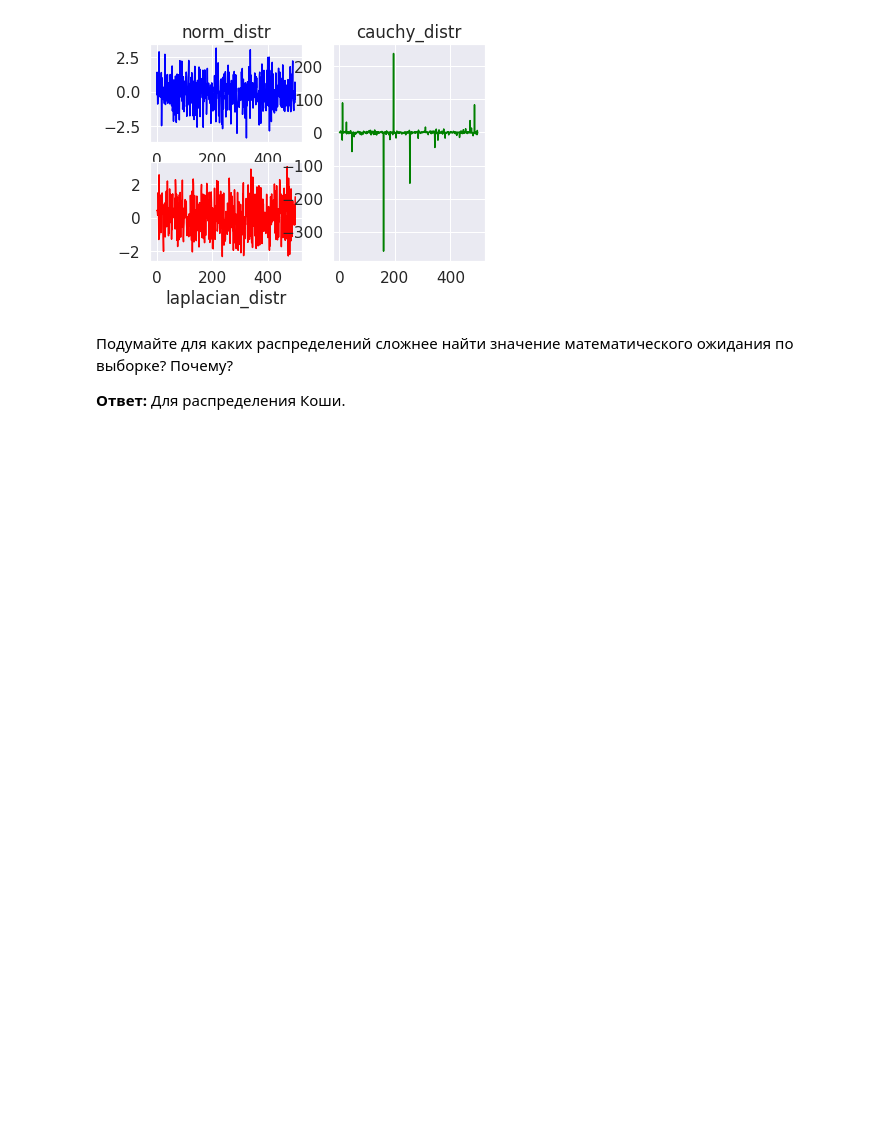
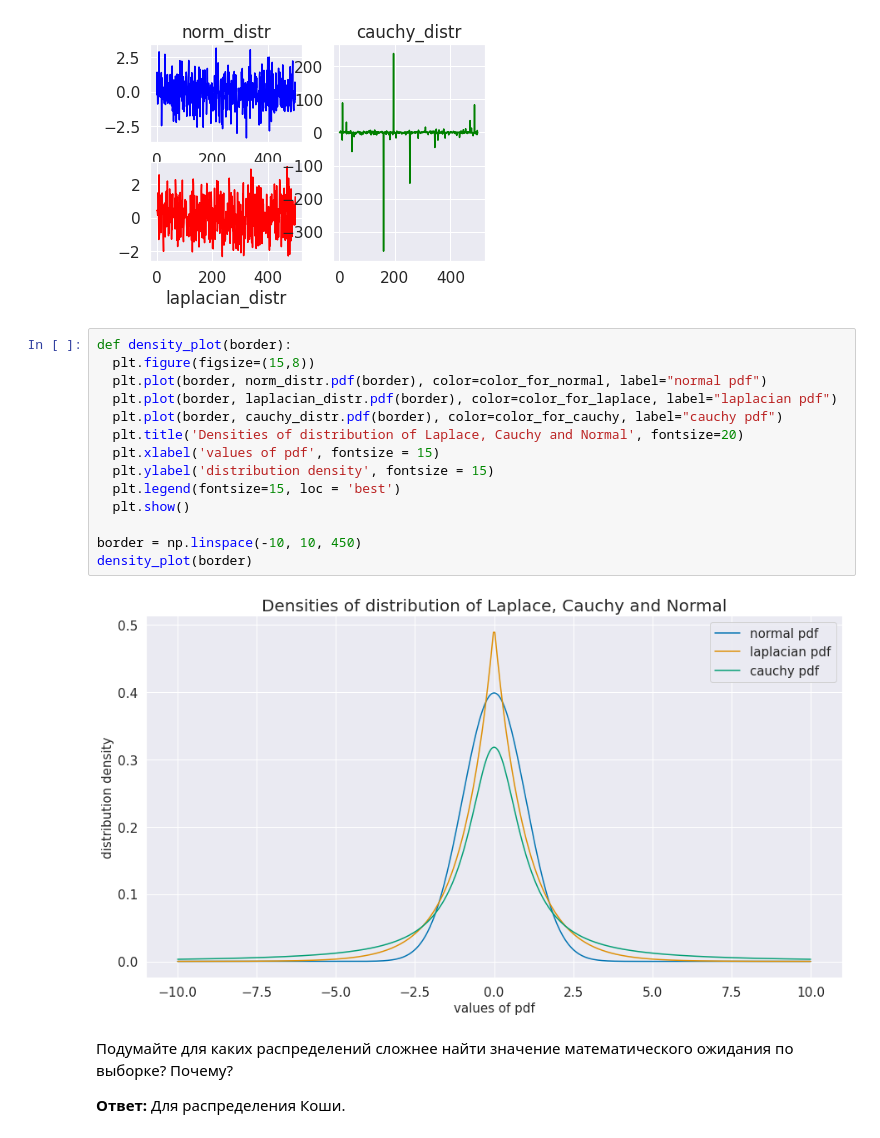
Before and after one commit to ashot-gimishyan/MathStat-Practise, a Jupyter notebook: task_3.ipynb, the cells around one changed output. Cells and saved outputs as stored; diff of their text form; blank space fills up the shorter version.

```diff
--- a/task_3.ipynb
+++ b/task_3.ipynb
@@ -81,6 +81,22 @@ pylab.plot(test_data[2], color='green')
 # %% [output]
 [<matplotlib.lines.Line2D at 0x...>]
 [figure]
+# %%
+def density_plot(border):
+  plt.figure(figsize=(15,8))
+  plt.plot(border, norm_distr.pdf(border), color=color_for_normal, label="normal pdf")
+  plt.plot(border, laplacian_distr.pdf(border), color=color_for_laplace, label="laplacian pdf")
+  plt.plot(border, cauchy_distr.pdf(border), color=color_for_cauchy, label="cauchy pdf")
+  plt.title('Densities of distribution of Laplace, Cauchy and Normal', fontsize=20)
+  plt.xlabel('values of pdf', fontsize = 15)
+  plt.ylabel('distribution density', fontsize = 15)
+  plt.legend(fontsize=15, loc = 'best')
+  plt.show()
+
+border = np.linspace(-10, 10, 450)
+density_plot(border)
+# %% [output]
+[figure, added]
 # %% [markdown]
 Подумайте для каких распределений сложнее найти значение математического ожидания по выборке? Почему?
 
```
Also changed, not shown: parts of 26 cells of this notebook.
